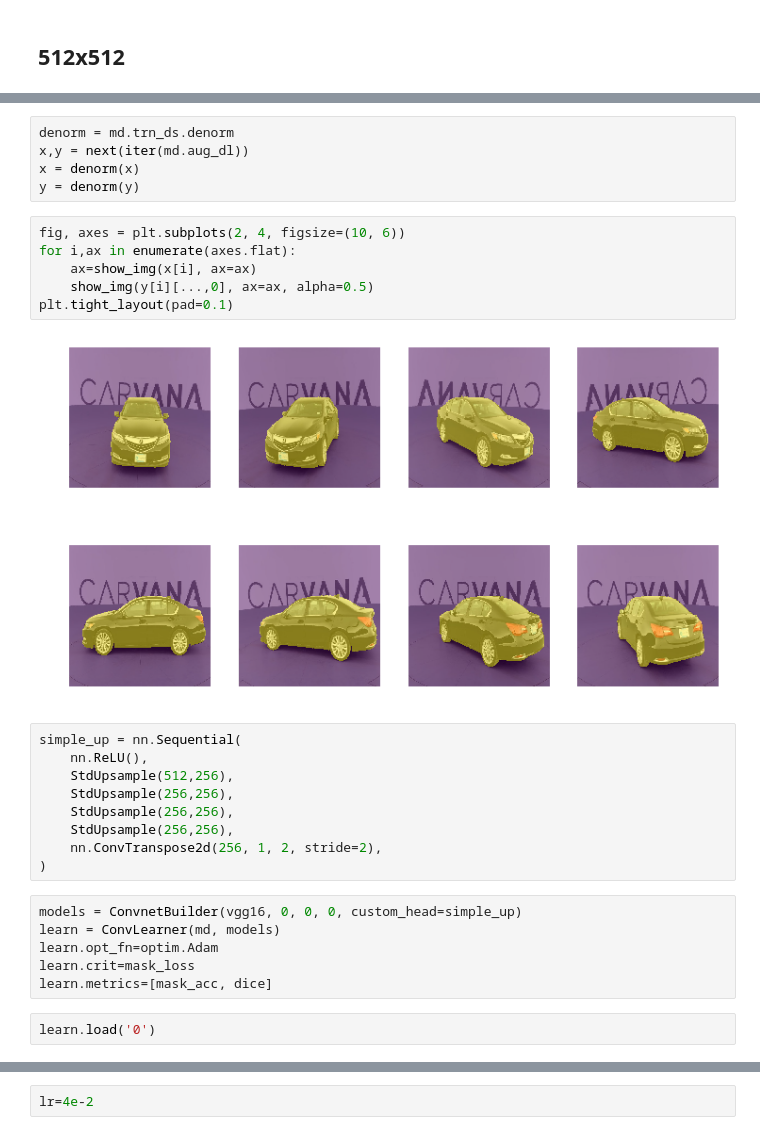
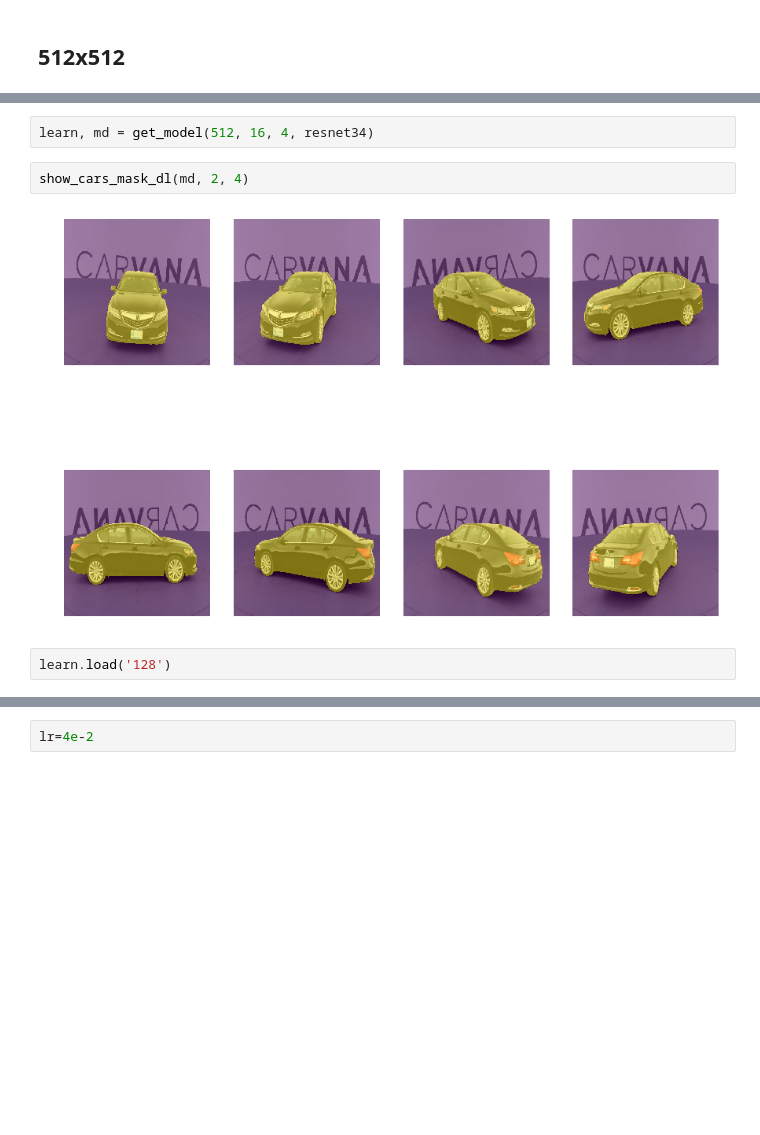
Before and after one commit to CalebEverett/fastai-dl2, a Jupyter notebook: courses/dl2/carvana-vgg16.ipynb, the cells around one changed output, grey strips where cells are left out. Drawn from its saved outputs; the diff is of its cells as text; blank space fills up the shorter version.

```diff
--- a/courses/dl2/carvana-vgg16.ipynb
+++ b/courses/dl2/carvana-vgg16.ipynb
@@ -315,33 +280,11 @@ md = ImageData(PATH, datasets, bs, num_workers=4, classes=None)
-# %%
-denorm = md.trn_ds.denorm
-x,y = next(iter(md.aug_dl))
-x = denorm(x)
-y = denorm(y)
-# %%
-fig, axes = plt.subplots(2, 4, figsize=(10, 6))
-for i,ax in enumerate(axes.flat):
-    ax=show_img(x[i], ax=ax)
-    show_img(y[i][...,0], ax=ax, alpha=0.5)
-plt.tight_layout(pad=0.1)
-# %% [output]
-[figure, removed]
-# %%
-simple_up = nn.Sequential(
-    nn.ReLU(),
-    StdUpsample(512,256),
-    StdUpsample(256,256),
-    StdUpsample(256,256),
-    StdUpsample(256,256),
-    nn.ConvTranspose2d(256, 1, 2, stride=2),
-)
-# %%
-models = ConvnetBuilder(vgg16, 0, 0, 0, custom_head=simple_up)
-learn = ConvLearner(md, models)
-learn.opt_fn=optim.Adam
-learn.crit=mask_loss
-learn.metrics=[mask_acc, dice]
+# %%
+learn, md = get_model(512, 16, 4, resnet34)
+# %%
+show_cars_mask_dl(md, 2, 4)
+# %% [output]
+[figure, added]
 # %%
-learn.load('0')
+learn.load('128')
 # %%
 learn.lr_find()
 learn.sched.plot()
```
Also changed, not shown: parts of 51 cells of this notebook.
